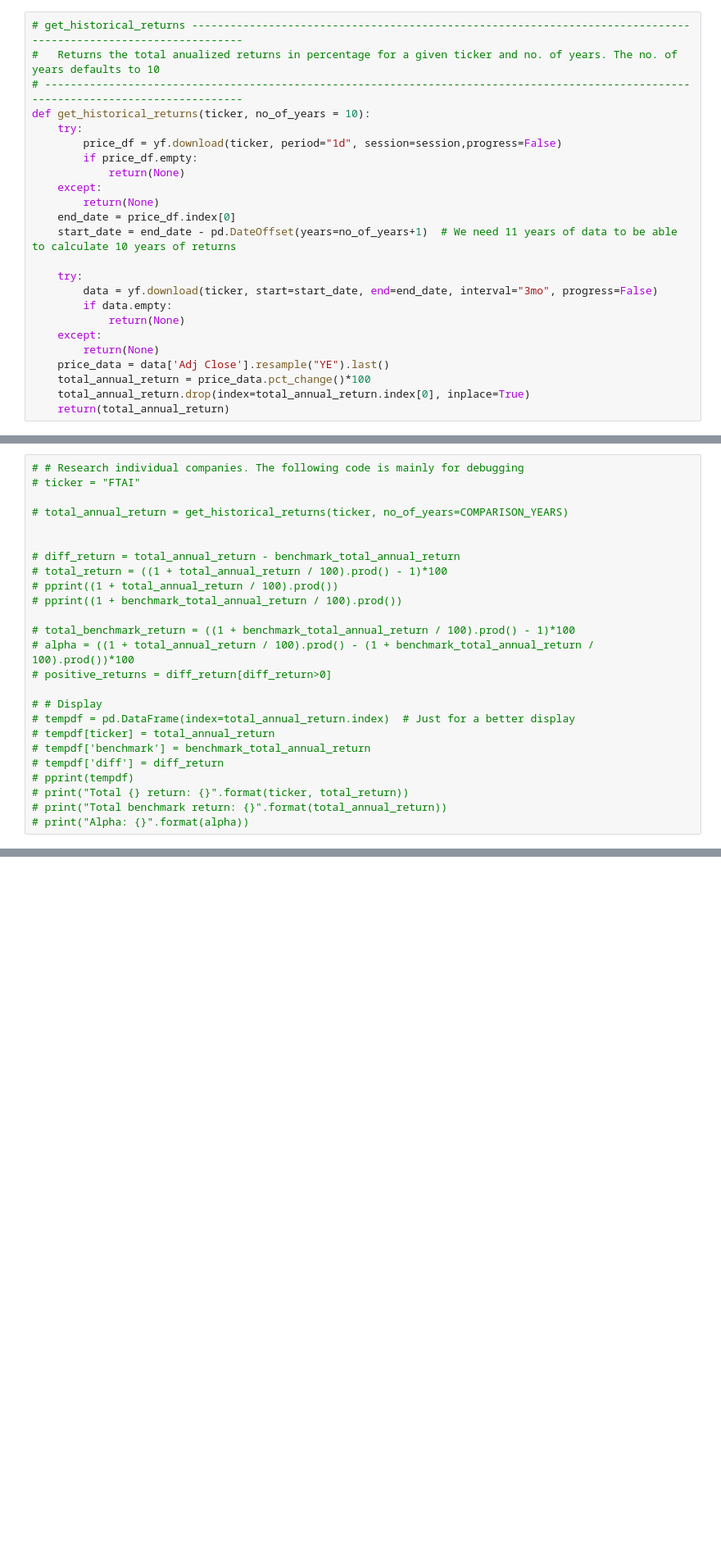
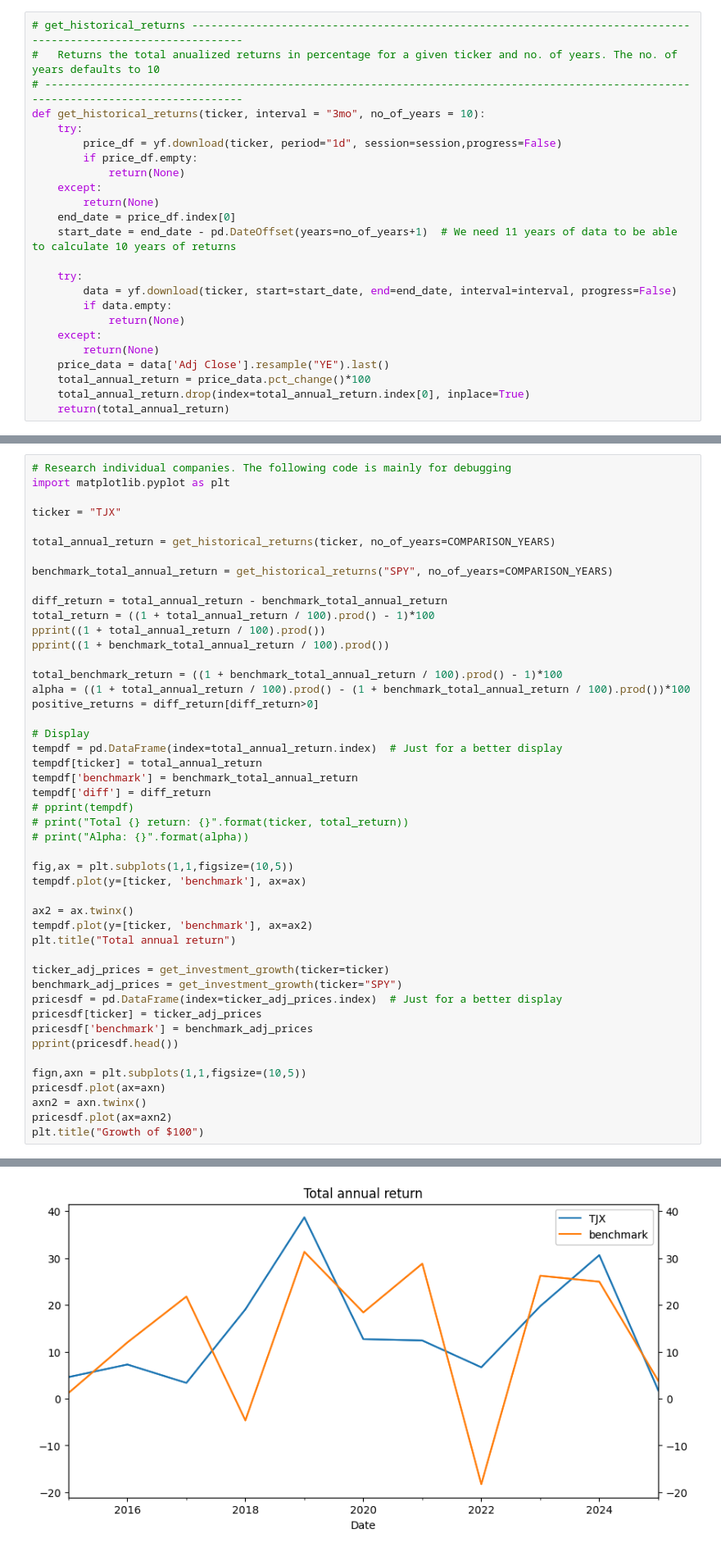
Before and after one commit to dineshthogulua/finance, a Jupyter notebook: projects/stocks_analysis.ipynb, the cells around one changed output, grey strips where cells are left out. Shown: that part at 82% size. Cells and saved outputs as stored; diff of their text form; blank space fills up the shorter version.

```diff
--- a/projects/stocks_analysis.ipynb
+++ b/projects/stocks_analysis.ipynb
@@ -36,7 +37,7 @@ session.headers['User-agent'] = 'my-program/1.0'
 # get_historical_returns ---------------------------------------------------------------------------------------------------------------
 #   Returns the total anualized returns in percentage for a given ticker and no. of years. The no. of years defaults to 10
 # --------------------------------------------------------------------------------------------------------------------------------------
-def get_historical_returns(ticker, no_of_years = 10):
+def get_historical_returns(ticker, interval = "3mo", no_of_years = 10):
     try:
         price_df = yf.download(ticker, period="1d", session=session,progress=False)
         if price_df.empty:
@@ -47,7 +48,7 @@ def get_historical_returns(ticker, no_of_years = 10):
     start_date = end_date - pd.DateOffset(years=no_of_years+1)  # We need 11 years of data to be able to calculate 10 years of returns
 
     try:
-        data = yf.download(ticker, start=start_date, end=end_date, interval="3mo", progress=False)
+        data = yf.download(ticker, start=start_date, end=end_date, interval=interval, progress=False)
         if data.empty:
             return(None)
     except:
@@ -126,27 +145,50 @@ if os.path.isfile("shortlisted_companies.csv"):
 else:
     shortlisted_companies.to_csv("shortlisted_companies.csv", header=True)
 # %%
-# # Research individual companies. The following code is mainly for debugging
-# ticker = "FTAI"
+# Research individual companies. The following code is mainly for debugging
+import matplotlib.pyplot as plt
 
-# total_annual_return = get_historical_returns(ticker, no_of_years=COMPARISON_YEARS)
+ticker = "TJX"
 
+total_annual_return = get_historical_returns(ticker, no_of_years=COMPARISON_YEARS)
 
-# diff_return = total_annual_return - benchmark_total_annual_return
-# total_return = ((1 + total_annual_return / 100).prod() - 1)*100
-# pprint((1 + total_annual_return / 100).prod())
-# pprint((1 + benchmark_total_annual_return / 100).prod())
+benchmark_total_annual_return = get_historical_returns("SPY", no_of_years=COMPARISON_YEARS)
 
-# total_benchmark_return = ((1 + benchmark_total_annual_return / 100).prod() - 1)*100
-# alpha = ((1 + total_annual_return / 100).prod() - (1 + benchmark_total_annual_return / 100).prod())*100
-# positive_returns = diff_return[diff_return>0]
+diff_return = total_annual_return - benchmark_total_annual_return
+total_return = ((1 + total_annual_return / 100).prod() - 1)*100
+pprint((1 + total_annual_return / 100).prod())
+pprint((1 + benchmark_total_annual_return / 100).prod())
 
-# # Display
-# tempdf = pd.DataFrame(index=total_annual_return.index)  # Just for a better display
-# tempdf[ticker] = total_annual_return
-# tempdf['benchmark'] = benchmark_total_annual_return
-# tempdf['diff'] = diff_return
+total_benchmark_return = ((1 + benchmark_total_annual_return / 100).prod() - 1)*100
+alpha = ((1 + total_annual_return / 100).prod() - (1 + benchmark_total_annual_return / 100).prod())*100
+positive_returns = diff_return[diff_return>0]
+
+# Display
+tempdf = pd.DataFrame(index=total_annual_return.index)  # Just for a better display
+tempdf[ticker] = total_annual_return
+tempdf['benchmark'] = benchmark_total_annual_return
+tempdf['diff'] = diff_return
 # pprint(tempdf)
 # print("Total {} return: {}".format(ticker, total_return))
-# print("Total benchmark return: {}".format(total_annual_return))
 # print("Alpha: {}".format(alpha))
+
+fig,ax = plt.subplots(1,1,figsize=(10,5))
+tempdf.plot(y=[ticker, 'benchmark'], ax=ax)
+
+ax2 = ax.twinx()
+tempdf.plot(y=[ticker, 'benchmark'], ax=ax2)
+plt.title("Total annual return")
+
+ticker_adj_prices = get_investment_growth(ticker=ticker)
+benchmark_adj_prices = get_investment_growth(ticker="SPY")
+pricesdf = pd.DataFrame(index=ticker_adj_prices.index)  # Just for a better display
+pricesdf[ticker] = ticker_adj_prices
+pricesdf['benchmark'] = benchmark_adj_prices
+pprint(pricesdf.head())
+
+fign,axn = plt.subplots(1,1,figsize=(10,5))
+pricesdf.plot(ax=axn)
+axn2 = axn.twinx()
+pricesdf.plot(ax=axn2)
+plt.title("Growth of $100")
+# %% [output]
@@ -152,0 +205 @@ else:
+[figure, added]
```
Also changed, not shown: parts of 5 cells of this notebook, 5 other files.
